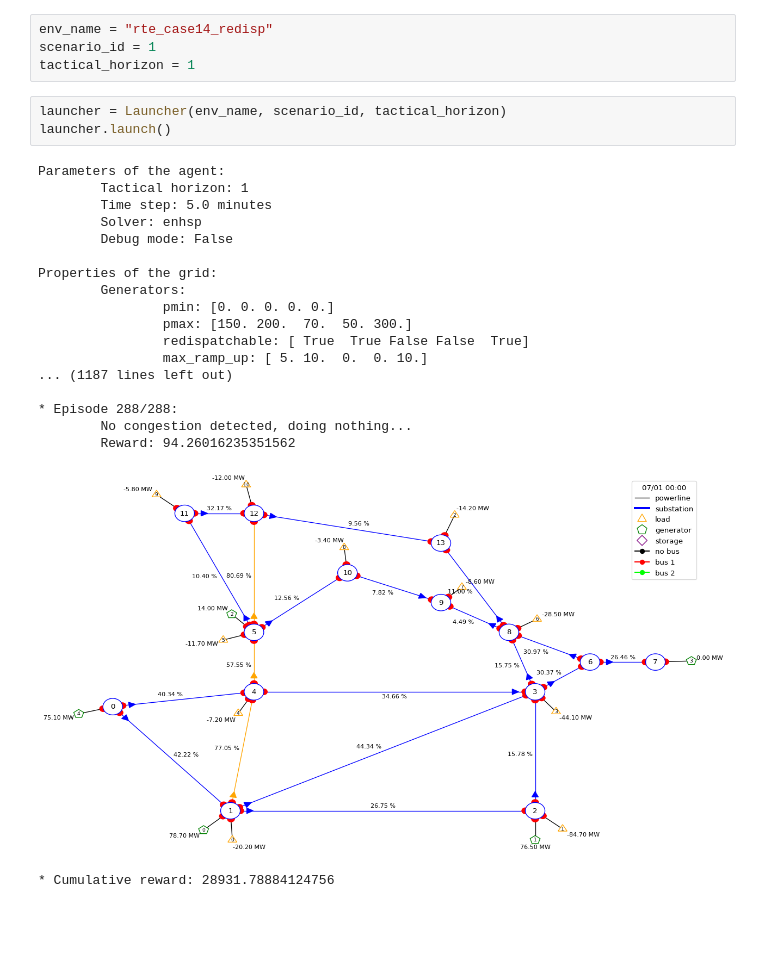
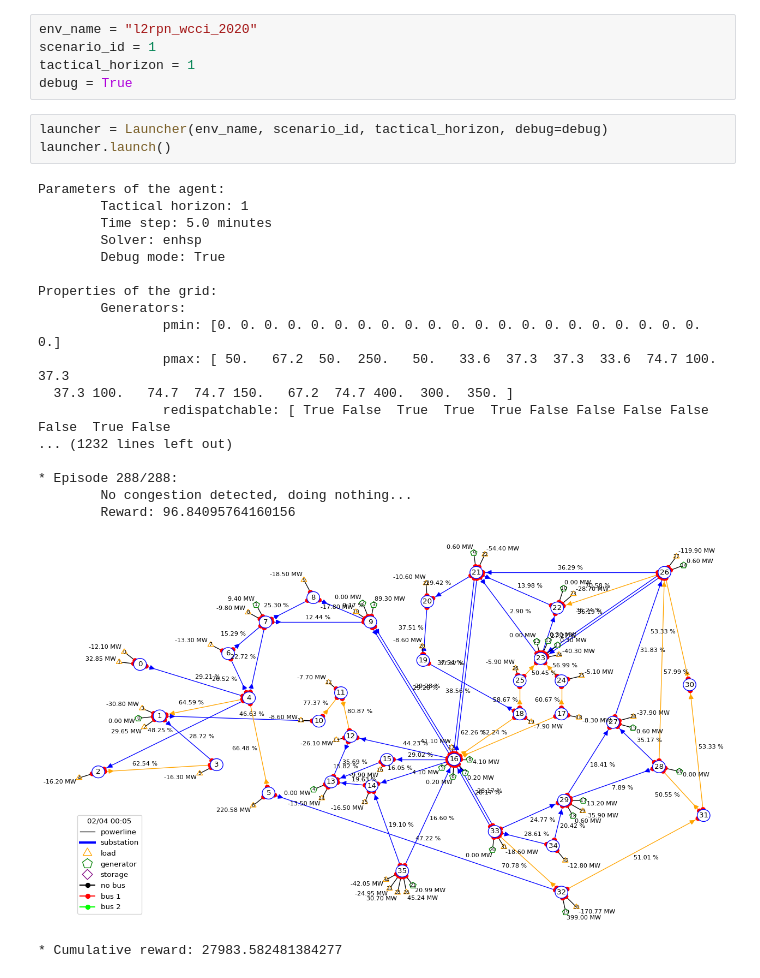
Before and after one commit to aiplan4eu/AIPlan4Grid, a Jupyter notebook: notebooks/demo.ipynb, the cells around one changed output. Drawn from its saved outputs; the diff is of its cells as text; blank space fills up the shorter version.

```diff
--- a/notebooks/demo.ipynb
+++ b/notebooks/demo.ipynb
@@ -4,27 +25,28 @@ from plan4grid import Launcher
 # %%
-env_name = "rte_case14_redisp"
+env_name = "l2rpn_wcci_2020"
 scenario_id = 1
 tactical_horizon = 1
+debug = True
 # %%
-launcher = Launcher(env_name, scenario_id, tactical_horizon)
+launcher = Launcher(env_name, scenario_id, tactical_horizon, debug=debug)
 launcher.launch()
 # %% [output]
 Parameters of the agent:
         Tactical horizon: 1
         Time step: 5.0 minutes
         Solver: enhsp
-        Debug mode: False
+        Debug mode: True
 
 Properties of the grid:
         Generators:
-                pmin: [0. 0. 0. 0. 0.]
-                pmax: [150. 200.  70.  50. 300.]
-                redispatchable: [ True  True False False  True]
-                max_ramp_up: [ 5. 10.  0.  0. 10.]
-... (1187 lines left out)
+                pmin: [0. 0. 0. 0. 0. 0. 0. 0. 0. 0. 0. 0. 0. 0. 0. 0. 0. 0. 0. 0. 0. 0.]
+                pmax: [ 50.   67.2  50.  250.   50.   33.6  37.3  37.3  33.6  74.7 100.   37.3
+  37.3 100.   74.7  74.7 150.   67.2  74.7 400.  300.  350. ]
+                redispatchable: [ True False  True  True  True False False False False False  True False
+... (1232 lines left out)
 
 * Episode 288/288:
         No congestion detected, doing nothing...
-        Reward: 94.26016235351562
+        Reward: 96.84095764160156
-[figure, old version]
+[figure, new version]
-* Cumulative reward: 28931.78884124756
+* Cumulative reward: 27983.582481384277
```
Also changed, not shown: parts of 2 cells of this notebook, 3 other files.
